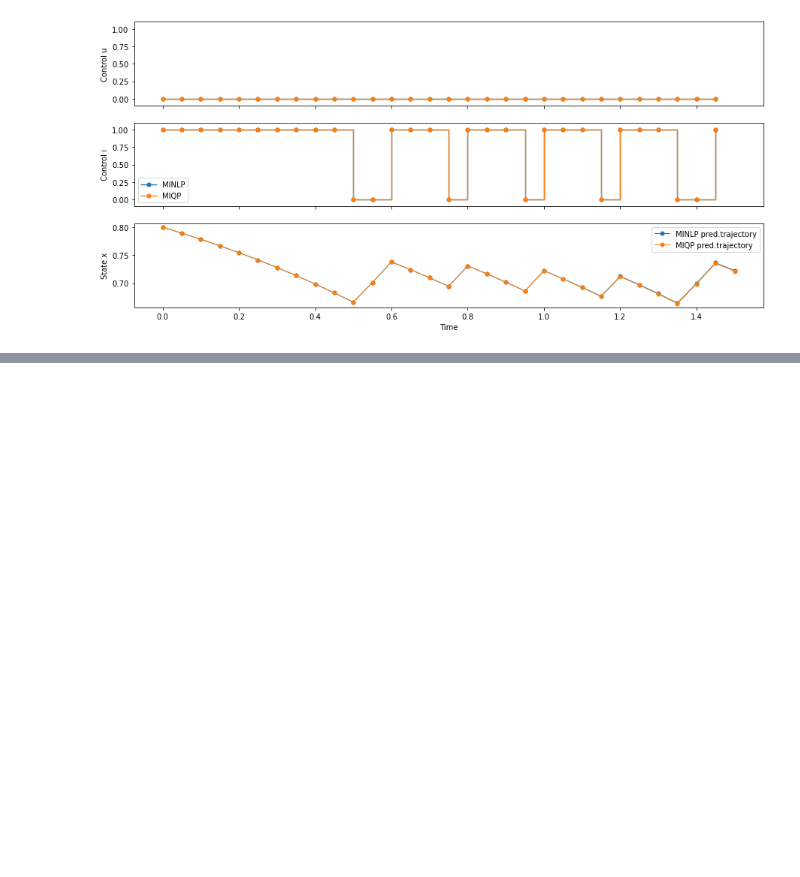
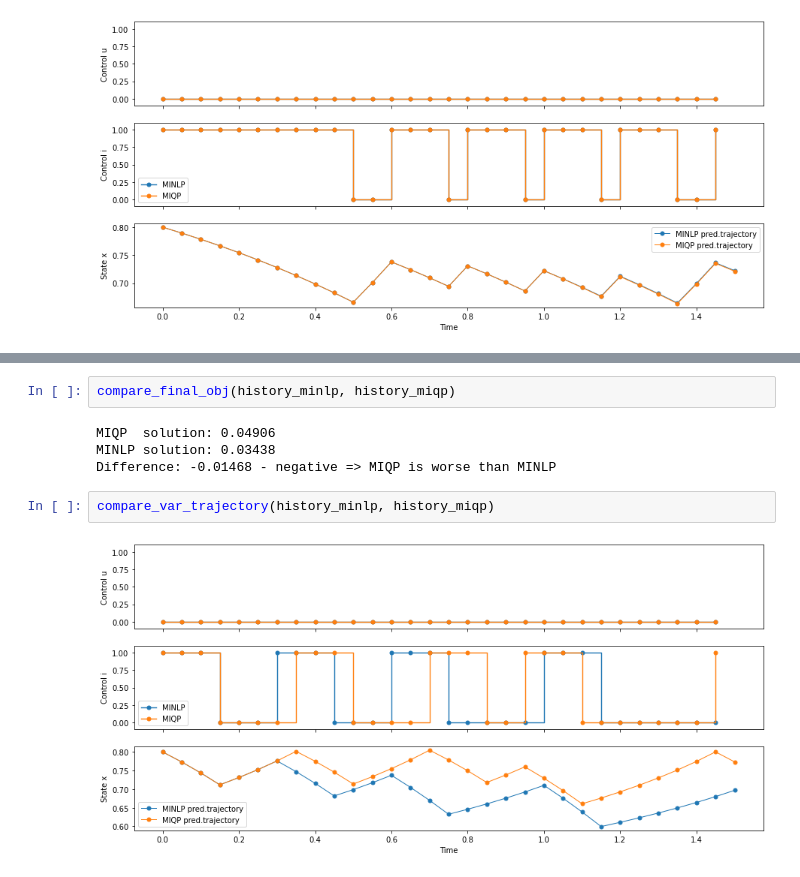
Before and after one commit to anabatsh/Optimal-Control, a Jupyter notebook: MINL Optimal Control.ipynb, the cells around one changed output, grey strips where cells are left out. Cells and saved outputs as stored; diff of their text form; blank space fills up the shorter version.

```diff
--- a/MINL Optimal Control.ipynb
+++ b/MINL Optimal Control.ipynb
@@ -342,0 +239,10 @@ compare_var_trajectory(history_minlp, history_miqp)
+# %%
+compare_final_obj(history_minlp, history_miqp)
+# %% [output]
+MIQP  solution: 0.04906
+MINLP solution: 0.03438
+Difference: -0.01468 - negative => MIQP is worse than MINLP
+# %%
+compare_var_trajectory(history_minlp, history_miqp)
+# %% [output]
+[figure, added]
```
Also changed, not shown: parts of 24 cells of this notebook, 2 other files.
